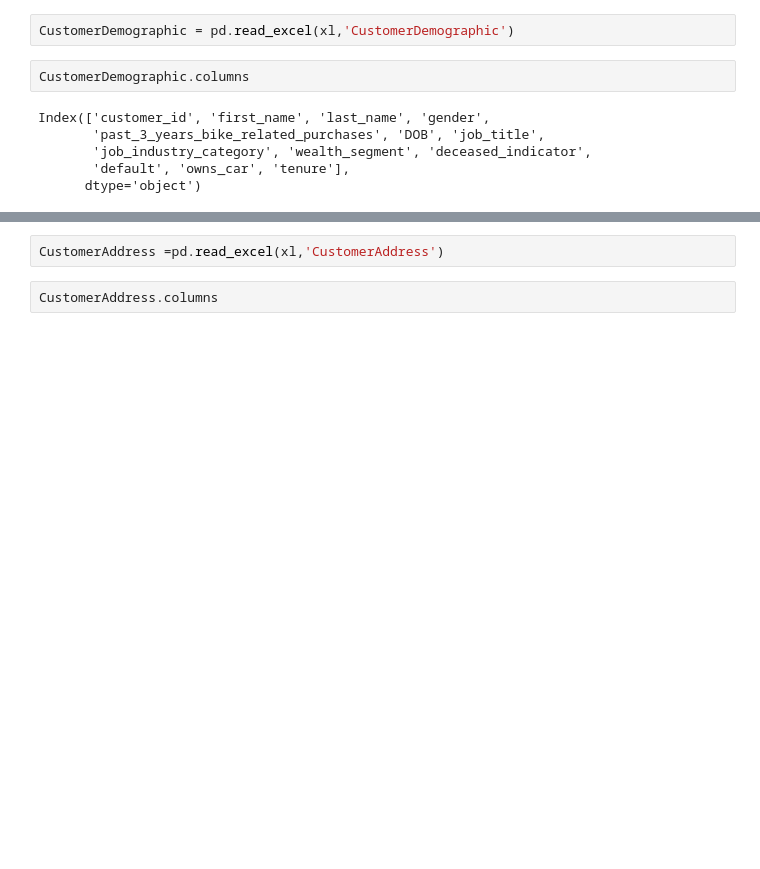
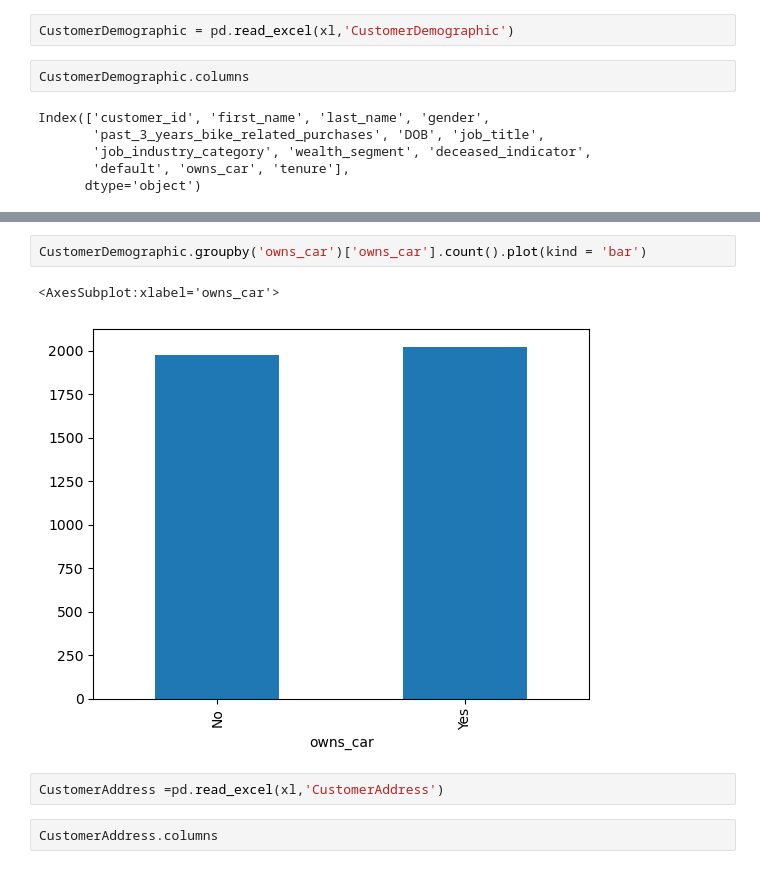
Before and after one commit to manasapullannagari/KPMG-Internship, a Jupyter notebook: Data_Quality_Analysis/Data_quality_analysis.ipynb, the cells around one changed output, grey strips where cells are left out. Cells and saved outputs as stored; diff of their text form; blank space fills up the shorter version.

```diff
--- a/Data_Quality_Analysis/Data_quality_analysis.ipynb
+++ b/Data_Quality_Analysis/Data_quality_analysis.ipynb
@@ -106,3 +270,8 @@ Index(['customer_id', 'first_name', 'last_name', 'gender',
+# %%
+CustomerDemographic.groupby('owns_car')['owns_car'].count().plot(kind = 'bar')
+# %% [output]
+<AxesSubplot:xlabel='owns_car'>
+[figure, added]
 # %%
 CustomerAddress =pd.read_excel(xl,'CustomerAddress')
 # %%
```
Also changed, not shown: parts of 19 cells of this notebook.
